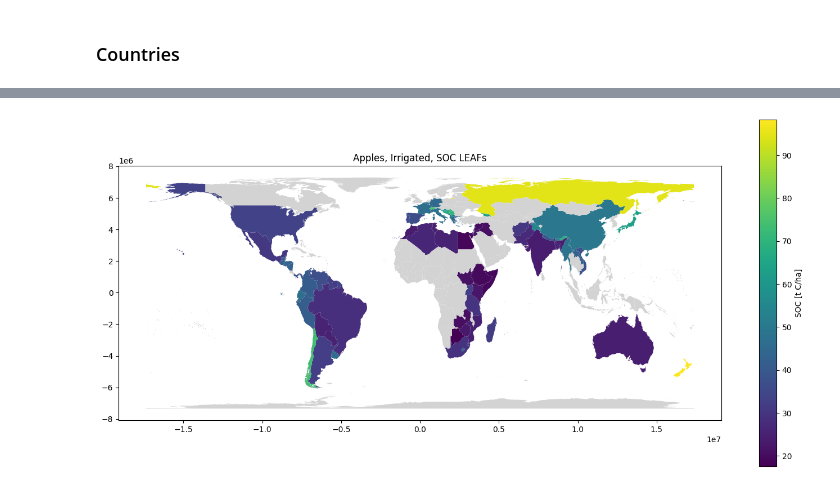
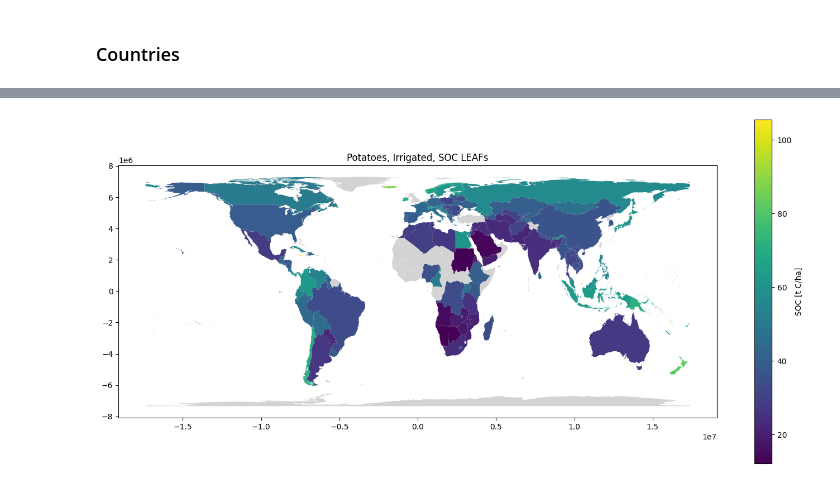
Before and after one commit to cloyolaangosto/SBTN_Test, a Jupyter notebook: documentation/SOC_Support/FAO_GAEZ_lu_yields.ipynb, the cells around one changed output, grey strips where cells are left out. Drawn from its saved outputs; the diff is of its cells as text; code cells hidden in the pictures.

```diff
--- a/documentation/SOC_Support/FAO_GAEZ_lu_yields.ipynb
+++ b/documentation/SOC_Support/FAO_GAEZ_lu_yields.ipynb
@@ -966,7 +975,7 @@ Now that the new SOC values have been calculated, new regional averages need to
 ### Countries
 # %%
 # Inputs that stay the same
-input_folder = soc_raster_folder
+input_folder = soc_raster_folder/"test"
 output_folder = project_root/"LEAFs/SOC/"
 cf_name = "SOC_2030"
 cf_unit = "t C/ha"
@@ -981,6 +994,6 @@ result_key = "country"
 # %%
 gpkg_path, df_results = mc.build_cfs_gpkg_from_rasters(
-    gpckg_name="SOC_2030_country_v2",
+    gpckg_name="TEST_SOC_2030_country_v2",
     input_folder = str(input_folder),
     output_folder = str(output_folder),
     layer_name=layer_name,
@@ -993,7 +1006,7 @@ gpkg_path, df_results = mc.build_cfs_gpkg_from_rasters(
     area_type=area_type,
     calc_kwargs=dict(raster_band = 15, outlier_method="log1p_win", q_low = 0.01, q_high = 0.99),     # Chooses the raster band. Due to outliers in crops, setting it to windsorize, replacing all values outside 1, 99 percentiles with those values.
     reset_gpkg=reset_gpck,
-    run_test=False                             # Use run test to run the first 3 files
+    run_test=True                             # Use run test to run the first 3 files
 )
 
 print(f"Wrote {df_results.shape[0]} rows into {gpkg_path}")
@@ -1017,16 +1031,16 @@ gdf_test_values.sort_values(by="cf", ascending=False).head()
 gdf_test_geometries = gpd.read_file(gpkg_path, layer="geometry_layer")
 gdf_test = gdf_test_geometries.merge(gdf_test_values.drop(columns="_source_file"), how="left", on="ADM0_NAME")
 # %%
-test = gdf_test[gdf_test["flow_name"]=="Apple_irr_2030y_SOC"]
+test = gdf_test[gdf_test["flow_name"]=="Potato_rf_2030y_SOC"]
 # %%
 fig, ax = plt.subplots(figsize=(14, 8))
 test.plot(column="cf", ax=ax, cmap="viridis",
            legend=True,
            legend_kwds={"label": "SOC [t C/ha]", "shrink": 0.8},
            missing_kwds={"color": "lightgrey", "label": "No value"})
 
-ax.set_title("Apples, Irrigated, SOC LEAFs")
+ax.set_title("Potatoes, Irrigated, SOC LEAFs")
 plt.tight_layout()
 plt.show()
 # %% [output]
-[figure, old version]
+[figure, new version]
```
Also changed, not shown: parts of 6 cells of this notebook, 1 other file.
